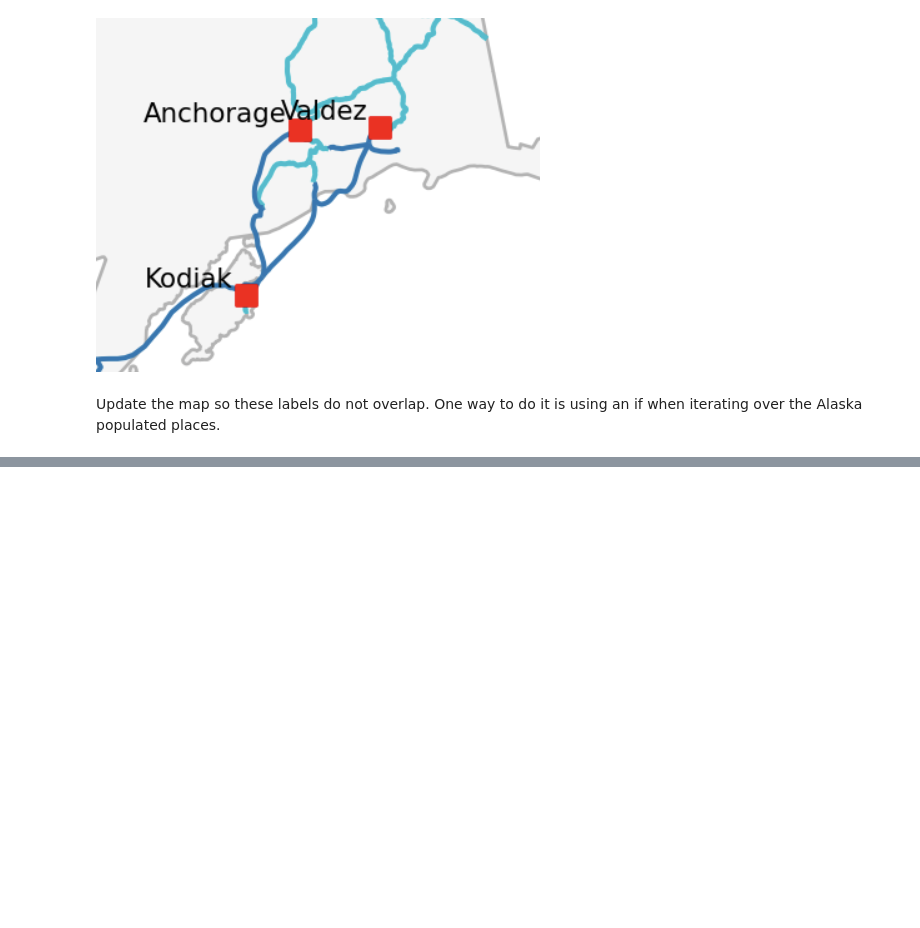
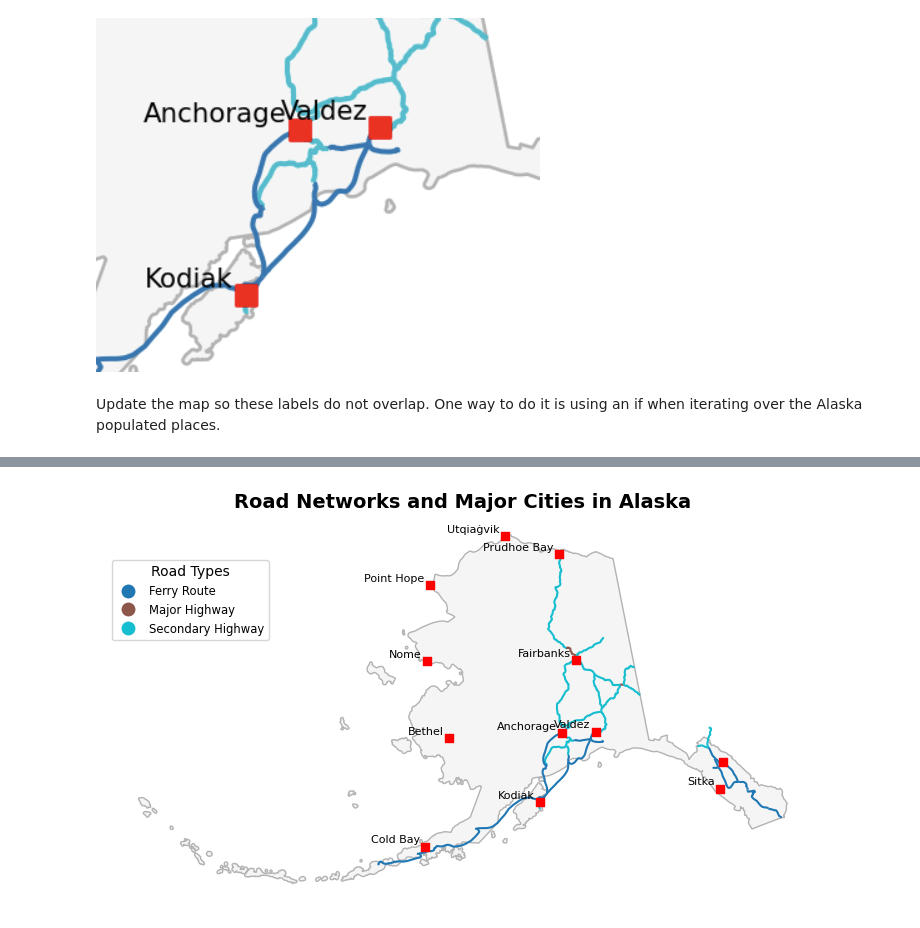
Before and after one commit to vedikaS-byte/eds-220-2025-in-class, a Jupyter notebook: week7-clipping.ipynb, the cells around one changed output, grey strips where cells are left out. Saved outputs shown, nothing was run; the diff lists cells and outputs as text; code cells hidden in the pictures; blank space fills up the shorter version.

```diff
--- a/week7-clipping.ipynb
+++ b/week7-clipping.ipynb
@@ -375,29 +361,41 @@ Update the map so these labels do not overlap. One way to do it is using an if w
 # %%
 fig, ax = plt.subplots(figsize=(11,5))
 ax.axis('off')
 
+# Base map layers
 alaska.plot(ax=ax, color='whitesmoke', edgecolor='0.7')
 
-ak_complete_roads.plot(ax=ax,
-                       zorder=1,  # Specify layer plotting order
-                       column='type',
-                       legend=True,
-                       legend_kwds={'title': "Road Types",
-                                    'loc': 'upper left',
-                                    'bbox_to_anchor':(0,0.9),
-                                    'fontsize':'small'}
-                                    )
+ak_complete_roads.plot(
+    ax=ax,
+    zorder=1,
+    column='type',
+    legend=True,
+    legend_kwds={
+        'title': "Road Types",
+        'loc': 'upper left',
+        'bbox_to_anchor': (0, 0.9),
+        'fontsize': 'small'
+    }
+)
 
-ak_places.plot(ax=ax,
-               zorder=2,  # Specify layer plotting order
-               color='red',
-               marker='s'  # Square marker
-               )
-# Add city names as text annotations
+ak_places.plot(ax=ax, zorder=2, color='red', marker='s')
+
+# ---- Add city names, avoid overlapping labels ----
+place_labels = []   # keep track of placed label coordinates
+min_dist = 150000    # min distance between labels (adjust as needed)
+
 for x, y, name in zip(ak_places.geometry.x, ak_places.geometry.y, ak_places['name']):
-    if() # is.overlap or touching?
-    ax.text(x-30000, y+20000, name, fontsize=8, ha='right')
+    too_close = False
+    for px, py in place_labels:
+        if np.hypot(x - px, y - py) < min_dist:
+            too_close = True
+            break
+
+    if not too_close:
+        ax.text(x - 30000, y + 20000, name, fontsize=8, ha='right')
+        place_labels.append((x, y))
 
 ax.set_title("Road Networks and Major Cities in Alaska", fontsize=14, fontweight='bold')
-
 plt.show()
+# %% [output]
+[figure, added]
```
Also changed, not shown: parts of 1 cell of this notebook.
